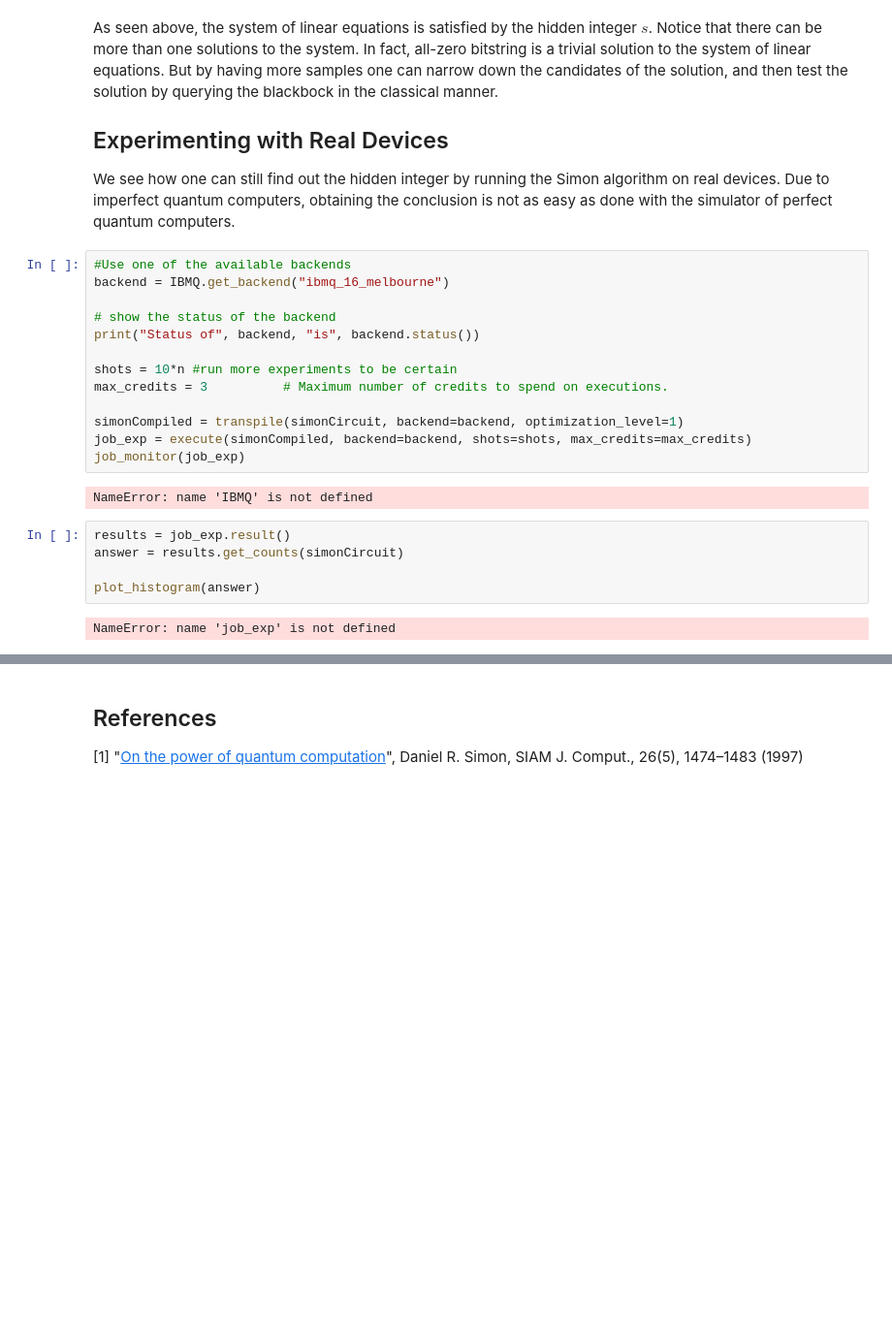
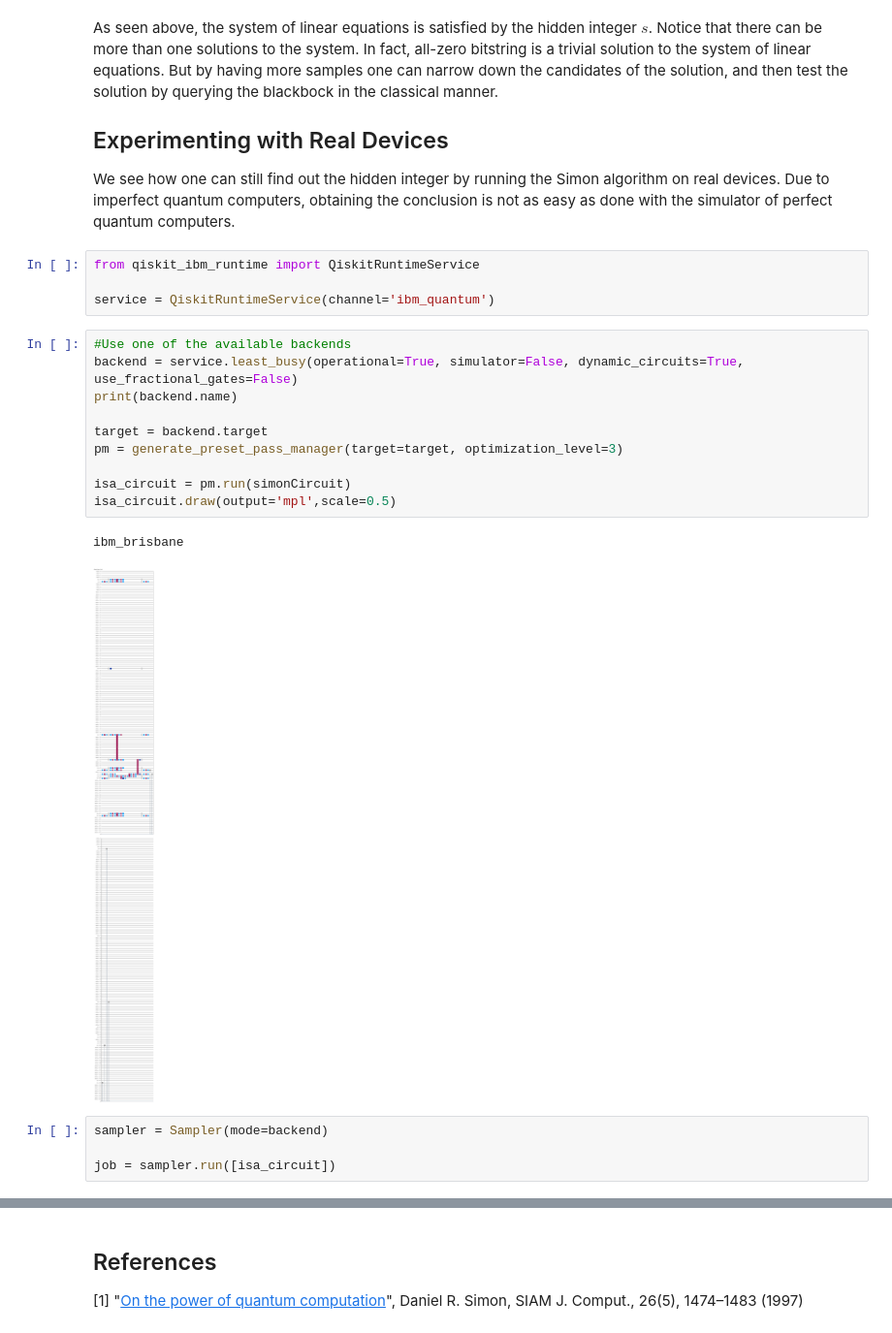
Before and after one commit to qiskit-community/qiskit-community-tutorials, a Jupyter notebook: algorithms/simon_algorithm.ipynb, the cells around one changed output, grey strips where cells are left out. Shown: that part at 97% size. Cells and saved outputs as stored; diff of their text form; blank space fills up the shorter version.

Commit message:
fixed error while executing on real device, and added concluding statements

```diff
--- a/algorithms/simon_algorithm.ipynb
+++ b/algorithms/simon_algorithm.ipynb
@@ -271,25 +269,24 @@ As seen above, the system of linear equations is satisfied by the hidden integer
 ## Experimenting with Real Devices
 
 We see how one can still find out the hidden integer by running the Simon algorithm on real devices. Due to imperfect quantum computers, obtaining the conclusion is not as easy as done with the simulator of perfect quantum computers.
-# %%
-#Use one of the available backends
-backend = IBMQ.get_backend("ibmq_16_melbourne")
-
-# show the status of the backend
-print("Status of", backend, "is", backend.status())
-
-shots = 10*n #run more experiments to be certain
-max_credits = 3          # Maximum number of credits to spend on executions.
-
-simonCompiled = transpile(simonCircuit, backend=backend, optimization_level=1)
-job_exp = execute(simonCompiled, backend=backend, shots=shots, max_credits=max_credits)
-job_monitor(job_exp)
-# %% [output]
-NameError: name 'IBMQ' is not defined
-# %%
-results = job_exp.result()
-answer = results.get_counts(simonCircuit)
-
-plot_histogram(answer)
-# %% [output]
-NameError: name 'job_exp' is not defined
+# %%
+from qiskit_ibm_runtime import QiskitRuntimeService
+
+service = QiskitRuntimeService(channel='ibm_quantum')
+# %%
+#Use one of the available backends
+backend = service.least_busy(operational=True, simulator=False, dynamic_circuits=True, use_fractional_gates=False)
+print(backend.name)
+
+target = backend.target
+pm = generate_preset_pass_manager(target=target, optimization_level=3)
+
+isa_circuit = pm.run(simonCircuit)
+isa_circuit.draw(output='mpl',scale=0.5)
+# %% [output]
+ibm_brisbane
+[figure, added]
+# %%
+sampler = Sampler(mode=backend)
+
+job = sampler.run([isa_circuit])
```
Also changed, not shown: parts of 11 cells of this notebook.
